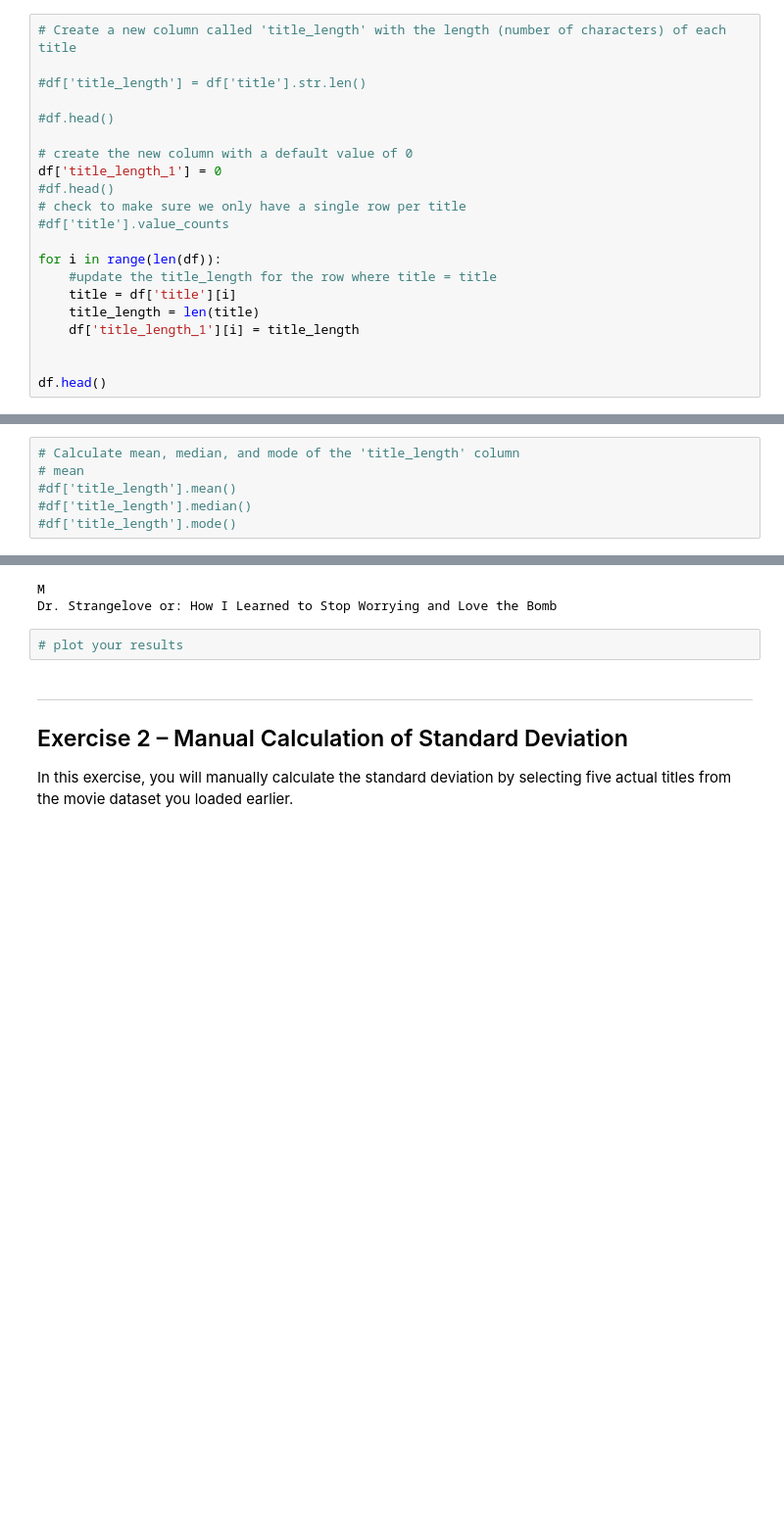
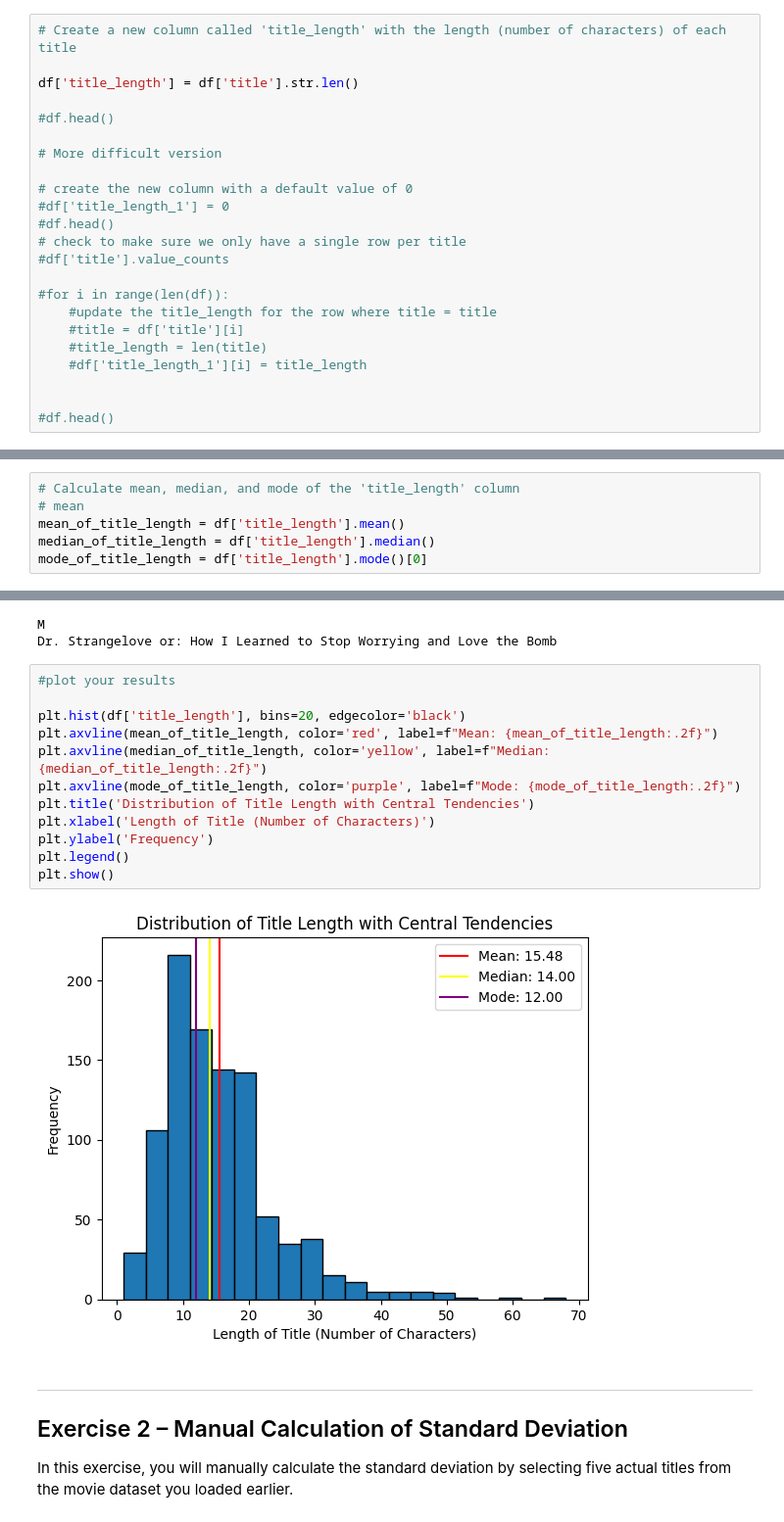
Before and after one commit to caparcom/descriptive-statistics-exercises-project-with-python, a Jupyter notebook: notebook/problems.ipynb, the cells around one changed output, grey strips where cells are left out. Shown at 98% size. Cells and saved outputs as stored; diff of their text form; blank space fills up the shorter version.

```diff
--- a/notebook/problems.ipynb
+++ b/notebook/problems.ipynb
@@ -38,24 +38,26 @@ df
 # %%
 # Create a new column called 'title_length' with the length (number of characters) of each title
 
-#df['title_length'] = df['title'].str.len()
+df['title_length'] = df['title'].str.len()
 
 #df.head()
 
+# More difficult version
+
 # create the new column with a default value of 0
-df['title_length_1'] = 0
+#df['title_length_1'] = 0
 #df.head()
 # check to make sure we only have a single row per title
 #df['title'].value_counts
 
-for i in range(len(df)):
+#for i in range(len(df)):
     #update the title_length for the row where title = title
-    title = df['title'][i]
-    title_length = len(title)
-    df['title_length_1'][i] = title_length
+    #title = df['title'][i]
+    #title_length = len(title)
+    #df['title_length_1'][i] = title_length
 
 
-df.head()
+#df.head()
 # %% [output]
 You are setting values through chained assignment. Currently this works in certain cases, but when using Copy-on-Write (which will become the default behaviour in pandas 3.0) this will never work to u ...
 A typical example is when you are setting values in a column of a DataFrame, like:
@@ -83,6 +85,6 @@ Use `df.loc[row_indexer, "col"] = values` instead, to perform the assignment in
 # %%
 # Calculate mean, median, and mode of the 'title_length' column
 # mean
-#df['title_length'].mean()
-#df['title_length'].median()
-#df['title_length'].mode()
+mean_of_title_length = df['title_length'].mean()
+median_of_title_length = df['title_length'].median()
+mode_of_title_length = df['title_length'].mode()[0]
@@ -123,7 +120,19 @@ print(df['title'][df['title_length'].idxmax()])
 M
 Dr. Strangelove or: How I Learned to Stop Worrying and Love the Bomb
 # %%
-# plot your results
+#plot your results
+
+plt.hist(df['title_length'], bins=20, edgecolor='black')
+plt.axvline(mean_of_title_length, color='red', label=f"Mean: {mean_of_title_length:.2f}")
+plt.axvline(median_of_title_length, color='yellow', label=f"Median: {median_of_title_length:.2f}")
+plt.axvline(mode_of_title_length, color='purple', label=f"Mode: {mode_of_title_length:.2f}")
+plt.title('Distribution of Title Length with Central Tendencies')
+plt.xlabel('Length of Title (Number of Characters)')
+plt.ylabel('Frequency')
+plt.legend()
+plt.show()
+# %% [output]
+[figure, added]
 # %% [markdown]
 ---
 
```
Also changed, not shown: parts of 2 cells of this notebook.
